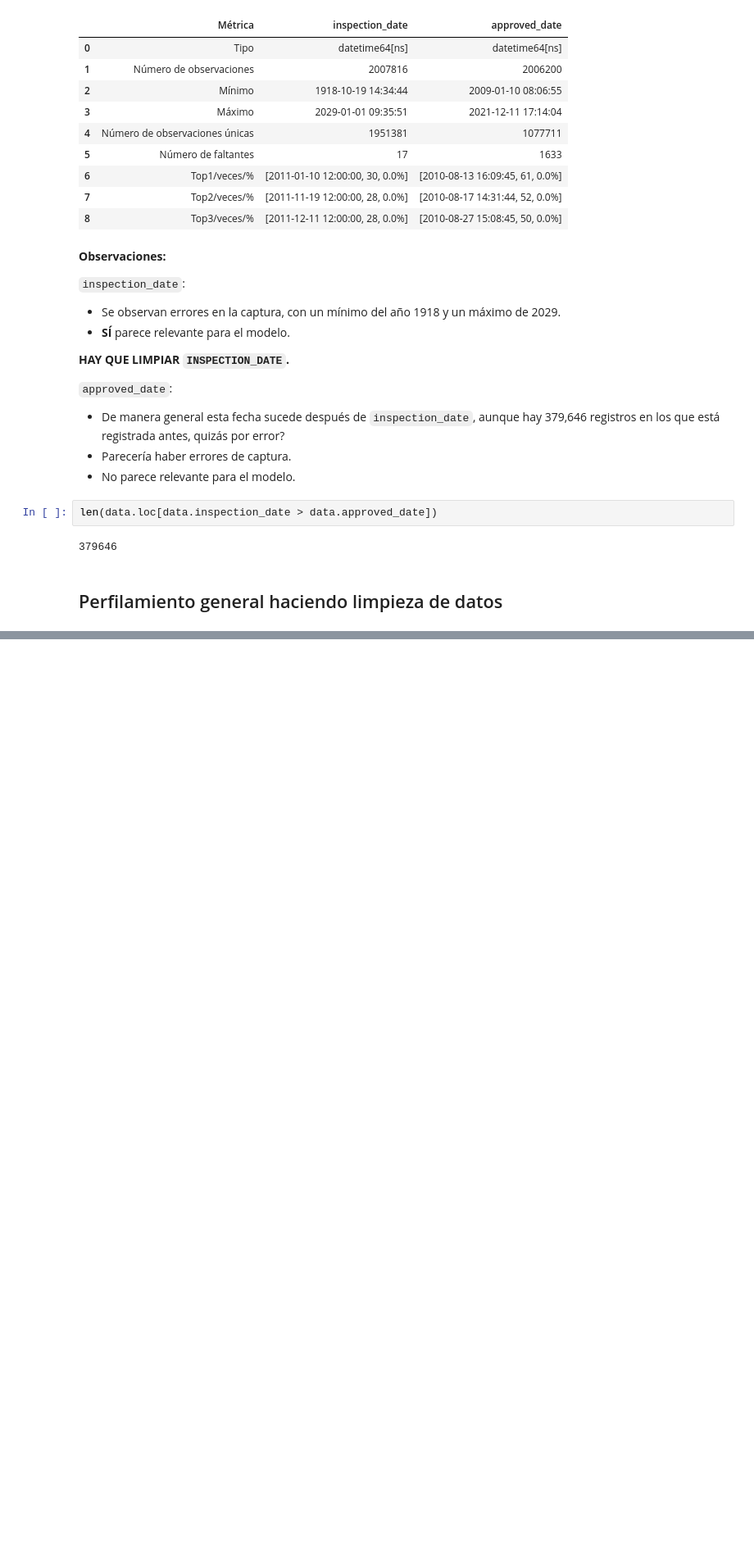
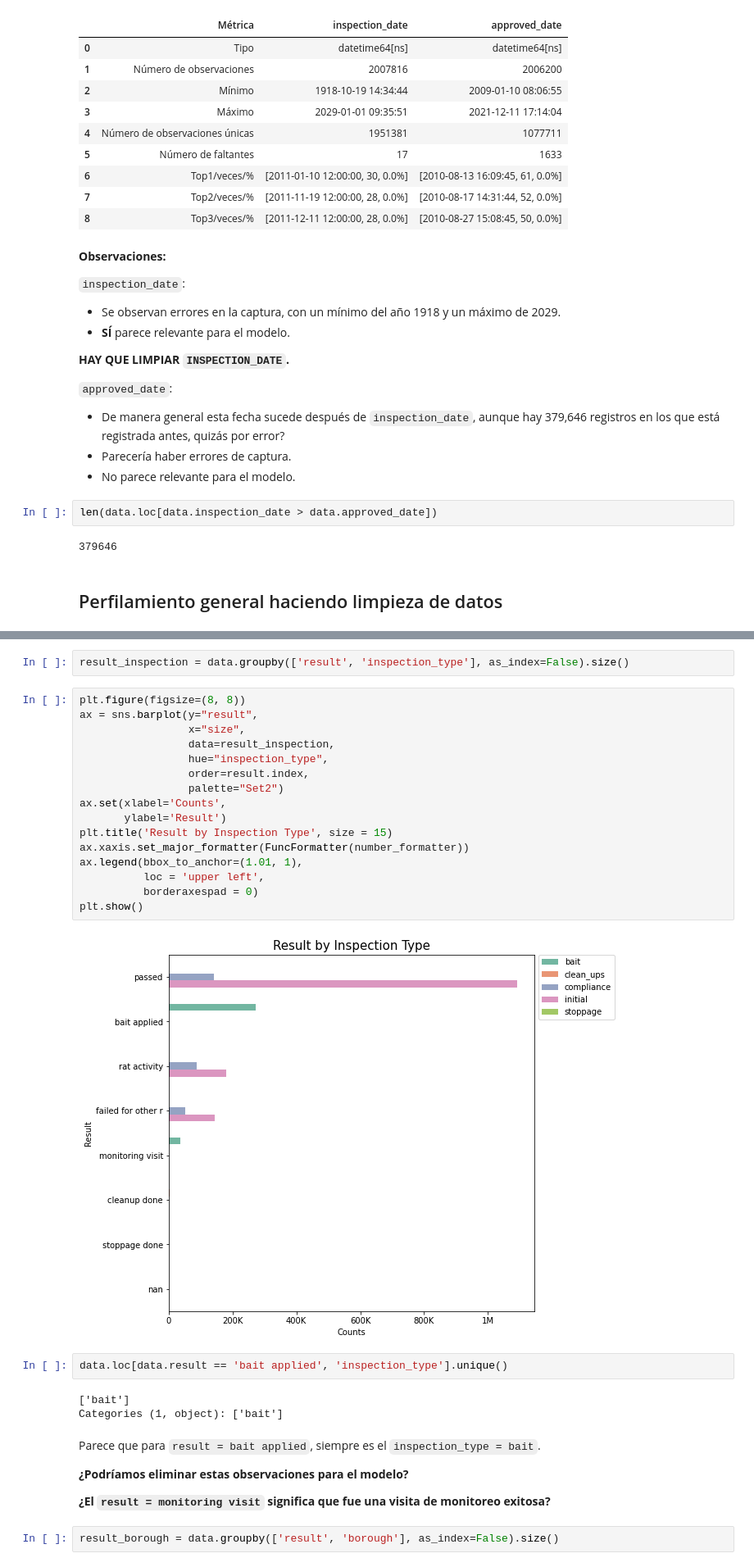
Before and after one commit to cecyar/rodent_inspection, a Jupyter notebook: notebooks/eda/EDA_GEDA.ipynb, the cells around one changed output, grey strips where cells are left out. Shown at 82% size. Cells and saved outputs as stored; diff of their text form; blank space fills up the shorter version.

```diff
--- a/notebooks/eda/EDA_GEDA.ipynb
+++ b/notebooks/eda/EDA_GEDA.ipynb
@@ -360,0 +524,33 @@ len(data.loc[data.inspection_date > data.approved_date])
+# %%
+result_inspection = data.groupby(['result', 'inspection_type'], as_index=False).size()
+# %%
+plt.figure(figsize=(8, 8))
+ax = sns.barplot(y="result",
+                 x="size",
+                 data=result_inspection,
+                 hue="inspection_type",
+                 order=result.index,
+                 palette="Set2")
+ax.set(xlabel='Counts',
+       ylabel='Result')
+plt.title('Result by Inspection Type', size = 15)
+ax.xaxis.set_major_formatter(FuncFormatter(number_formatter))
+ax.legend(bbox_to_anchor=(1.01, 1),
+          loc = 'upper left',
+          borderaxespad = 0)
+plt.show()
+# %% [output]
+[figure, added]
+# %%
+data.loc[data.result == 'bait applied', 'inspection_type'].unique()
+# %% [output]
+['bait']
+Categories (1, object): ['bait']
+# %% [markdown]
+Parece que para `result = bait applied`, siempre es el `inspection_type = bait`.
+
+**¿Podríamos eliminar estas observaciones para el modelo?**
+
+**¿El `result = monitoring visit` significa que fue una visita de monitoreo exitosa?**
+# %%
+result_borough = data.groupby(['result', 'borough'], as_index=False).size()
```
Also changed, not shown: parts of 29 cells of this notebook.
